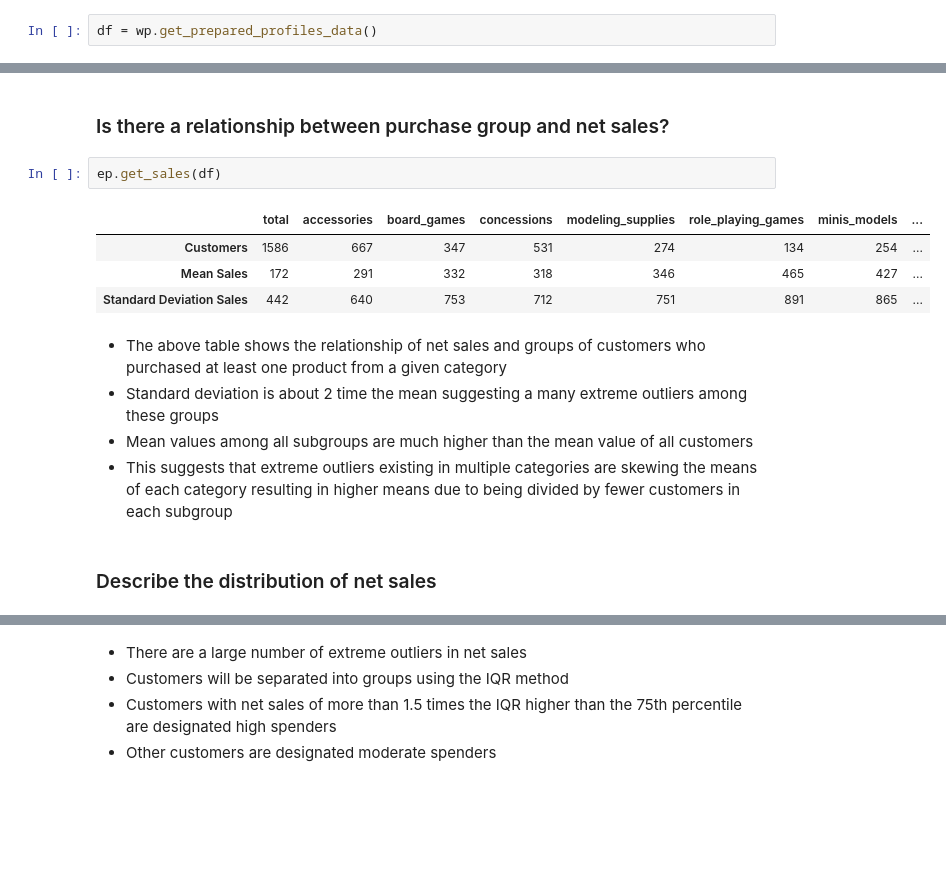
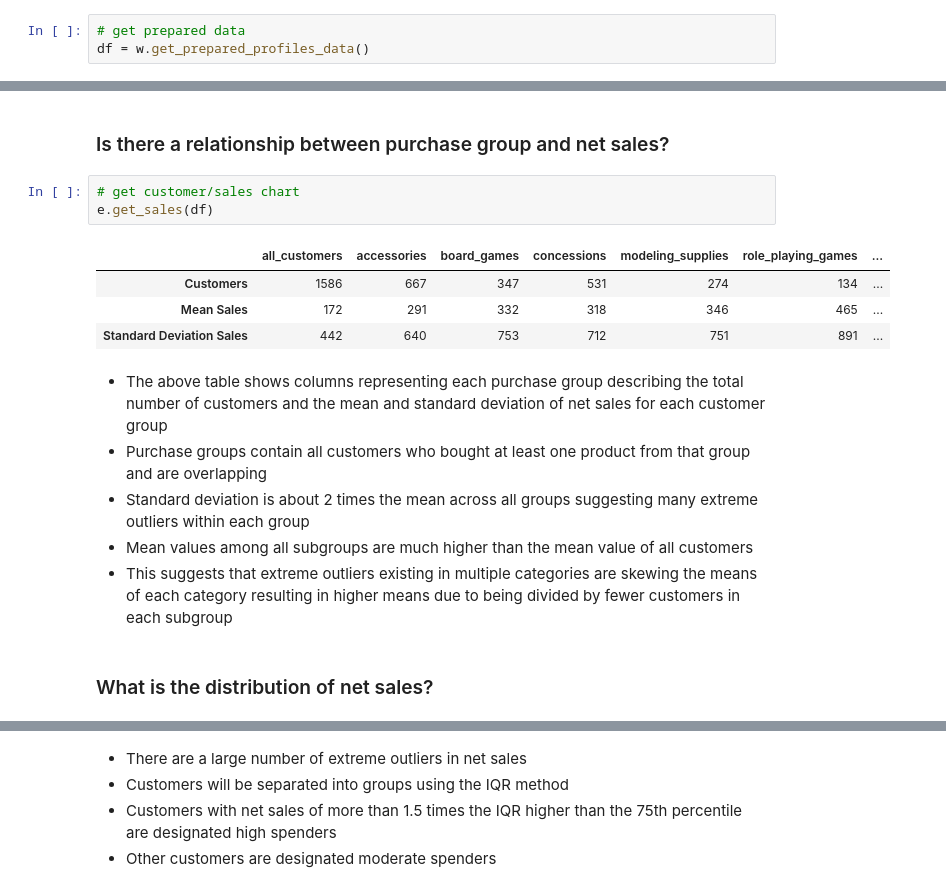
Before and after one commit to Johndsalas/customer_interest_analysis, a Jupyter notebook: main.ipynb, the cells around one changed output, grey strips where cells are left out. Saved outputs shown, nothing was run; the diff lists cells and outputs as text; blank space fills up the shorter version.

```diff
--- a/exploration.ipynb
+++ b/main.ipynb
@@ -60,7 +60,8 @@ For a detailed description of how that data was prepared including the criteria
 |'Category Name'|Number of items purchased from this category in 2023|
 |Net Sales|Total money spent excluding tax and discounts in 2003|
 # %%
-df = wp.get_prepared_profiles_data()
+# get prepared data
+df = w.get_prepared_profiles_data()
 # %% [markdown]
 ## Explore
 # %% [markdown]
@@ -195,17 +199,19 @@ Odds Ratio: 0.5
 # %% [markdown]
 ### Is there a relationship between purchase group and net sales?
 # %%
-ep.get_sales(df)
+# get customer/sales chart
+e.get_sales(df)
 # %% [output]
-|  | total | accessories | board_games | concessions | modeling_supplies | role_playing_games | minis_models | ... |
-| Customers | 1586 | 667 | 347 | 531 | 274 | 134 | 254 | ... |
-| Mean Sales | 172 | 291 | 332 | 318 | 346 | 465 | 427 | ... |
-| Standard Deviation Sales | 442 | 640 | 753 | 712 | 751 | 891 | 865 | ... |
+|  | all_customers | accessories | board_games | concessions | modeling_supplies | role_playing_games | ... |
+| Customers | 1586 | 667 | 347 | 531 | 274 | 134 | ... |
+| Mean Sales | 172 | 291 | 332 | 318 | 346 | 465 | ... |
+| Standard Deviation Sales | 442 | 640 | 753 | 712 | 751 | 891 | ... |
 # %% [markdown]
-* The above table shows the relationship of net sales and groups of customers who purchased at least one product from a given category
-* Standard deviation is about 2 time the mean suggesting a many extreme outliers among these groups
+* The above table shows columns representing each purchase group describing the total number of customers and the mean and standard deviation of net sales for each customer group
+* Purchase groups contain all customers who bought at least one product from that group and are overlapping
+* Standard deviation is about 2 times the mean across all groups suggesting many extreme outliers within each group
 * Mean values among all subgroups are much higher than the mean value of all customers
 * This suggests that extreme outliers existing in multiple categories are skewing the means of each category resulting in higher means due to being divided by fewer customers in each subgroup
 # %% [markdown]
-### Describe the distribution of net sales
+### What is the distribution of net sales?
 # %%
```
Also changed, not shown: parts of 18 cells of this notebook, 15 other files.
